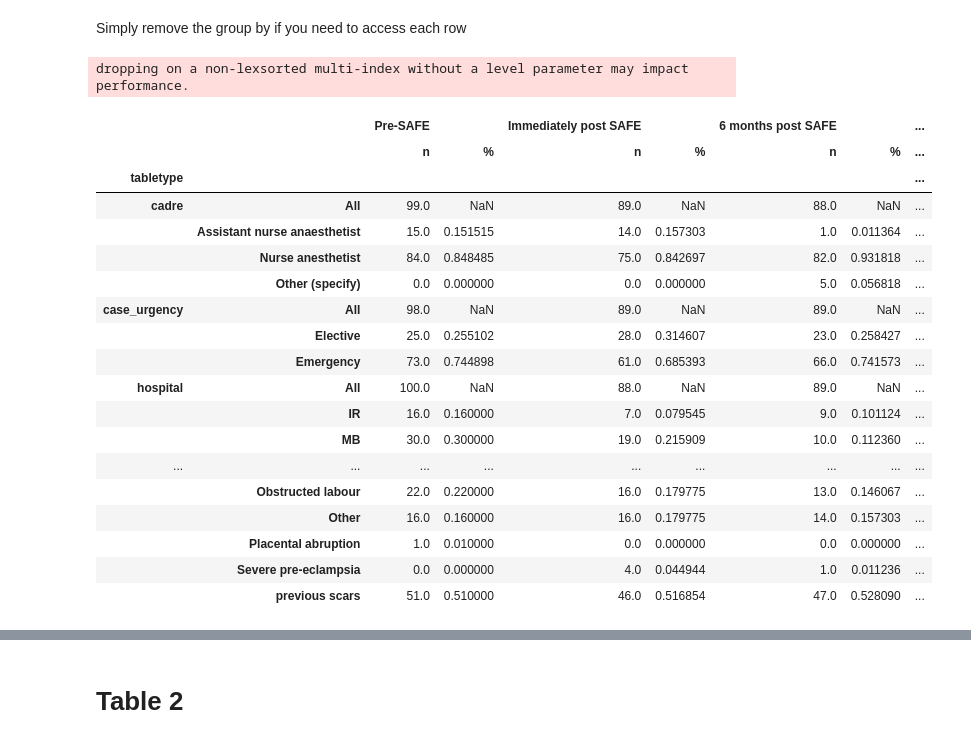
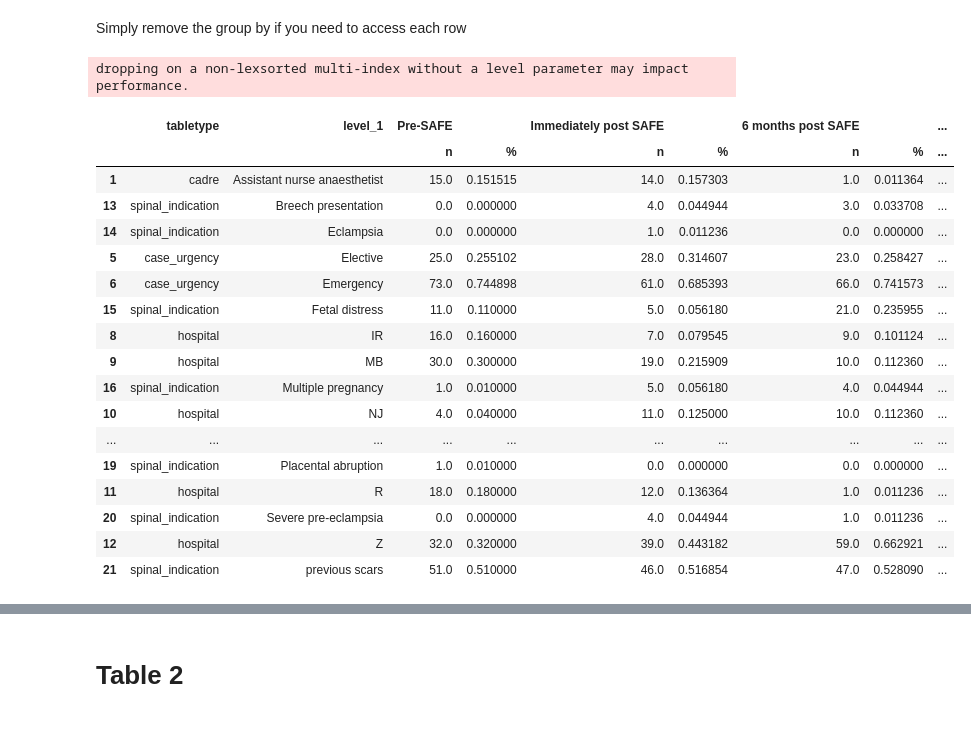
Before and after one commit to lawtj/safe, a Jupyter notebook: safe_evaluation.ipynb, the cells around one changed output, grey strips where cells are left out. Drawn from its saved outputs; the diff is of its cells as text; code cells hidden in the pictures.

Commit message:
commit table1

```diff
--- a/safe_evaluation.ipynb
+++ b/safe_evaluation.ipynb
@@ -2176,26 +2189,26 @@ t4['tabletype'] = 'spinal_indication'
 Simply remove the group by if you need to access each row
 # %%
 ta = pd.concat([t1,t2,t3,t4], axis=0)
+ta = ta.groupby(['tabletype', ta.index]).mean().reset_index()
+ta = ta[ta['level_1']!='All'].sort_values(by='level_1', ascending=True)
 ta
-ta.groupby(['tabletype', ta.index]).mean()
 # %% [output]
 dropping on a non-lexsorted multi-index without a level parameter may impact performance.
-|  |  | Pre-SAFE |  | Immediately post SAFE |  | 6 months post SAFE |  | ... |
-|  |  | n | % | n | % | n | % | ... |
-| tabletype |  |  |  |  |  |  |  | ... |
-| cadre | All | 99.0 | NaN | 89.0 | NaN | 88.0 | NaN | ... |
-|  | Assistant nurse anaesthetist | 15.0 | 0.151515 | 14.0 | 0.157303 | 1.0 | 0.011364 | ... |
-|  | Nurse anesthetist | 84.0 | 0.848485 | 75.0 | 0.842697 | 82.0 | 0.931818 | ... |
-|  | Other (specify) | 0.0 | 0.000000 | 0.0 | 0.000000 | 5.0 | 0.056818 | ... |
-| case_urgency | All | 98.0 | NaN | 89.0 | NaN | 89.0 | NaN | ... |
-|  | Elective | 25.0 | 0.255102 | 28.0 | 0.314607 | 23.0 | 0.258427 | ... |
-|  | Emergency | 73.0 | 0.744898 | 61.0 | 0.685393 | 66.0 | 0.741573 | ... |
-| hospital | All | 100.0 | NaN | 88.0 | NaN | 89.0 | NaN | ... |
-|  | IR | 16.0 | 0.160000 | 7.0 | 0.079545 | 9.0 | 0.101124 | ... |
-|  | MB | 30.0 | 0.300000 | 19.0 | 0.215909 | 10.0 | 0.112360 | ... |
-| ... | ... | ... | ... | ... | ... | ... | ... | ... |
-|  | Obstructed labour | 22.0 | 0.220000 | 16.0 | 0.179775 | 13.0 | 0.146067 | ... |
-|  | Other | 16.0 | 0.160000 | 16.0 | 0.179775 | 14.0 | 0.157303 | ... |
-|  | Placental abruption | 1.0 | 0.010000 | 0.0 | 0.000000 | 0.0 | 0.000000 | ... |
-|  | Severe pre-eclampsia | 0.0 | 0.000000 | 4.0 | 0.044944 | 1.0 | 0.011236 | ... |
-|  | previous scars | 51.0 | 0.510000 | 46.0 | 0.516854 | 47.0 | 0.528090 | ... |
+|  | tabletype | level_1 | Pre-SAFE |  | Immediately post SAFE |  | 6 months post SAFE |  | ... |
+|  |  |  | n | % | n | % | n | % | ... |
+| 1 | cadre | Assistant nurse anaesthetist | 15.0 | 0.151515 | 14.0 | 0.157303 | 1.0 | 0.011364 | ... |
+| 13 | spinal_indication | Breech presentation | 0.0 | 0.000000 | 4.0 | 0.044944 | 3.0 | 0.033708 | ... |
+| 14 | spinal_indication | Eclampsia | 0.0 | 0.000000 | 1.0 | 0.011236 | 0.0 | 0.000000 | ... |
+| 5 | case_urgency | Elective | 25.0 | 0.255102 | 28.0 | 0.314607 | 23.0 | 0.258427 | ... |
+| 6 | case_urgency | Emergency | 73.0 | 0.744898 | 61.0 | 0.685393 | 66.0 | 0.741573 | ... |
+| 15 | spinal_indication | Fetal distress | 11.0 | 0.110000 | 5.0 | 0.056180 | 21.0 | 0.235955 | ... |
+| 8 | hospital | IR | 16.0 | 0.160000 | 7.0 | 0.079545 | 9.0 | 0.101124 | ... |
+| 9 | hospital | MB | 30.0 | 0.300000 | 19.0 | 0.215909 | 10.0 | 0.112360 | ... |
+| 16 | spinal_indication | Multiple pregnancy | 1.0 | 0.010000 | 5.0 | 0.056180 | 4.0 | 0.044944 | ... |
+| 10 | hospital | NJ | 4.0 | 0.040000 | 11.0 | 0.125000 | 10.0 | 0.112360 | ... |
+| ... | ... | ... | ... | ... | ... | ... | ... | ... | ... |
+| 19 | spinal_indication | Placental abruption | 1.0 | 0.010000 | 0.0 | 0.000000 | 0.0 | 0.000000 | ... |
+| 11 | hospital | R | 18.0 | 0.180000 | 12.0 | 0.136364 | 1.0 | 0.011236 | ... |
+| 20 | spinal_indication | Severe pre-eclampsia | 0.0 | 0.000000 | 4.0 | 0.044944 | 1.0 | 0.011236 | ... |
+| 12 | hospital | Z | 32.0 | 0.320000 | 39.0 | 0.443182 | 59.0 | 0.662921 | ... |
+| 21 | spinal_indication | previous scars | 51.0 | 0.510000 | 46.0 | 0.516854 | 47.0 | 0.528090 | ... |
```
Also changed, not shown: parts of 12 cells of this notebook, 1 other file.
